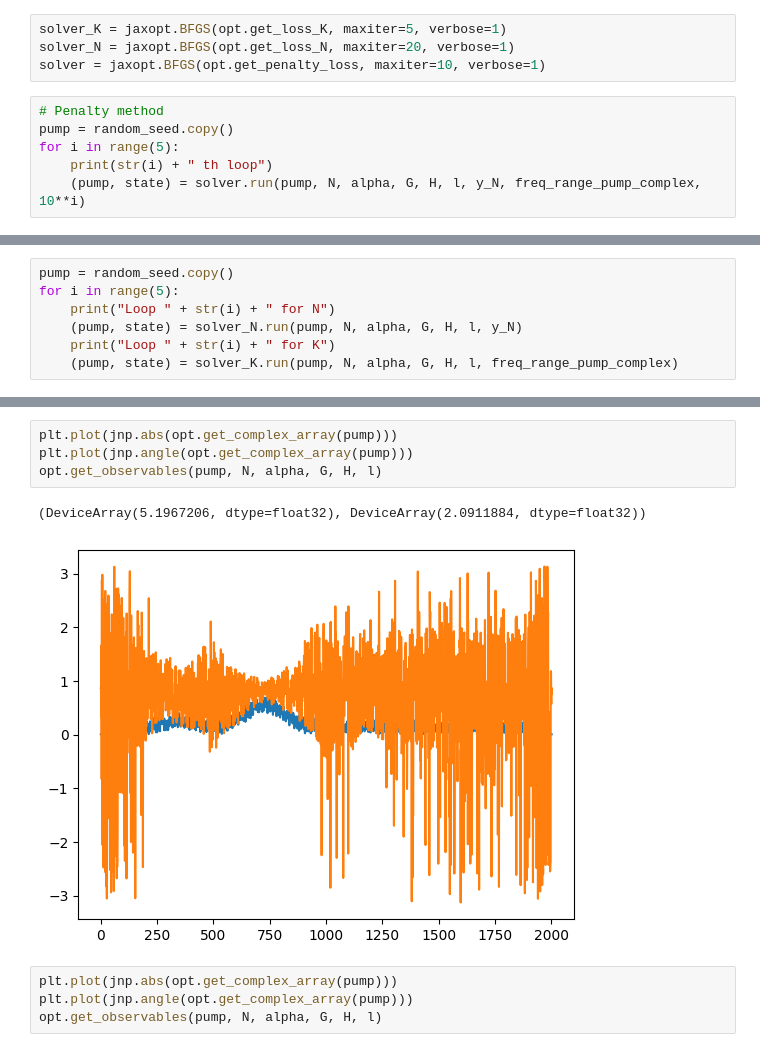
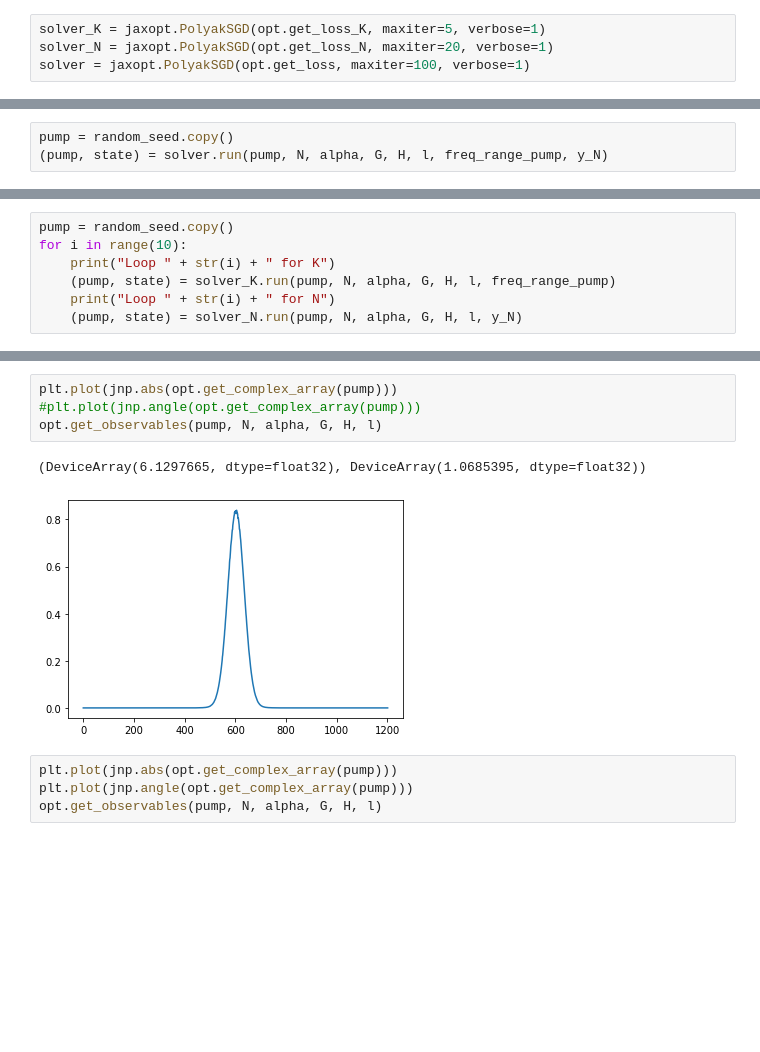
Before and after one commit to polyquantique/optimal_pumps, a Jupyter notebook: to_delete.ipynb, the cells around one changed output, grey strips where cells are left out. Saved outputs shown, nothing was run; the diff lists cells and outputs as text; blank space fills up the shorter version.

Commit message:
tried get centralized pump

```diff
--- a/to_delete.ipynb
+++ b/to_delete.ipynb
@@ -33,12 +31,6 @@ random_seed = 0.01*jax.random.uniform(key, shape=(4*N,))
 phi = 2*jnp.pi*jax.random.uniform(key)
 y_N = 5
 # %%
-solver_K = jaxopt.BFGS(opt.get_loss_K, maxiter=5, verbose=1)
-solver_N = jaxopt.BFGS(opt.get_loss_N, maxiter=20, verbose=1)
-solver = jaxopt.BFGS(opt.get_penalty_loss, maxiter=10, verbose=1)
+solver_K = jaxopt.PolyakSGD(opt.get_loss_K, maxiter=5, verbose=1)
+solver_N = jaxopt.PolyakSGD(opt.get_loss_N, maxiter=20, verbose=1)
+solver = jaxopt.PolyakSGD(opt.get_loss, maxiter=100, verbose=1)
-# %%
-# Penalty method
-pump = random_seed.copy()
-for i in range(5):
-    print(str(i) + " th loop")
-    (pump, state) = solver.run(pump, N, alpha, G, H, l, y_N, freq_range_pump_complex, 10**i)
@@ -62,0 +37,3 @@ error: 3861.1807
+# %%
+pump = random_seed.copy()
+(pump, state) = solver.run(pump, N, alpha, G, H, l, freq_range_pump, y_N)
@@ -63,8 +58,8 @@ error: 3861.1807
 # %%
 pump = random_seed.copy()
-for i in range(5):
+for i in range(10):
+    print("Loop " + str(i) + " for K")
+    (pump, state) = solver_K.run(pump, N, alpha, G, H, l, freq_range_pump)
     print("Loop " + str(i) + " for N")
     (pump, state) = solver_N.run(pump, N, alpha, G, H, l, y_N)
-    print("Loop " + str(i) + " for K")
-    (pump, state) = solver_K.run(pump, N, alpha, G, H, l, freq_range_pump_complex)
 # %% [output]
@@ -88,10 +83,10 @@ error: 0.36664644
 # %%
 plt.plot(jnp.abs(opt.get_complex_array(pump)))
-plt.plot(jnp.angle(opt.get_complex_array(pump)))
+#plt.plot(jnp.angle(opt.get_complex_array(pump)))
 opt.get_observables(pump, N, alpha, G, H, l)
 # %% [output]
-(DeviceArray(5.1967206, dtype=float32), DeviceArray(2.0911884, dtype=float32))
+(DeviceArray(6.1297665, dtype=float32), DeviceArray(1.0685395, dtype=float32))
-[figure, old version]
+[figure, new version]
 # %%
 plt.plot(jnp.abs(opt.get_complex_array(pump)))
 plt.plot(jnp.angle(opt.get_complex_array(pump)))
```
Also changed, not shown: parts of 5 cells of this notebook, 1 other file.
